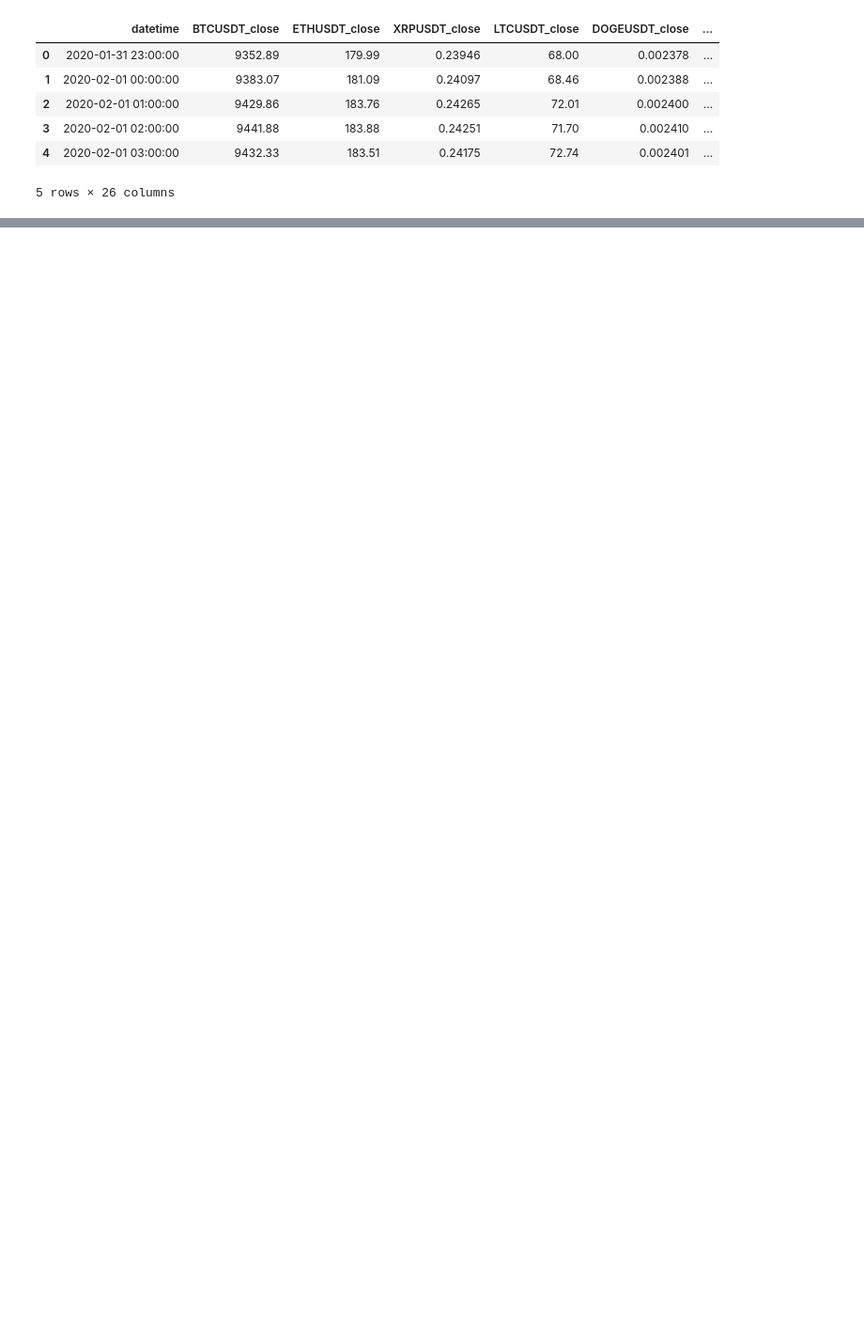
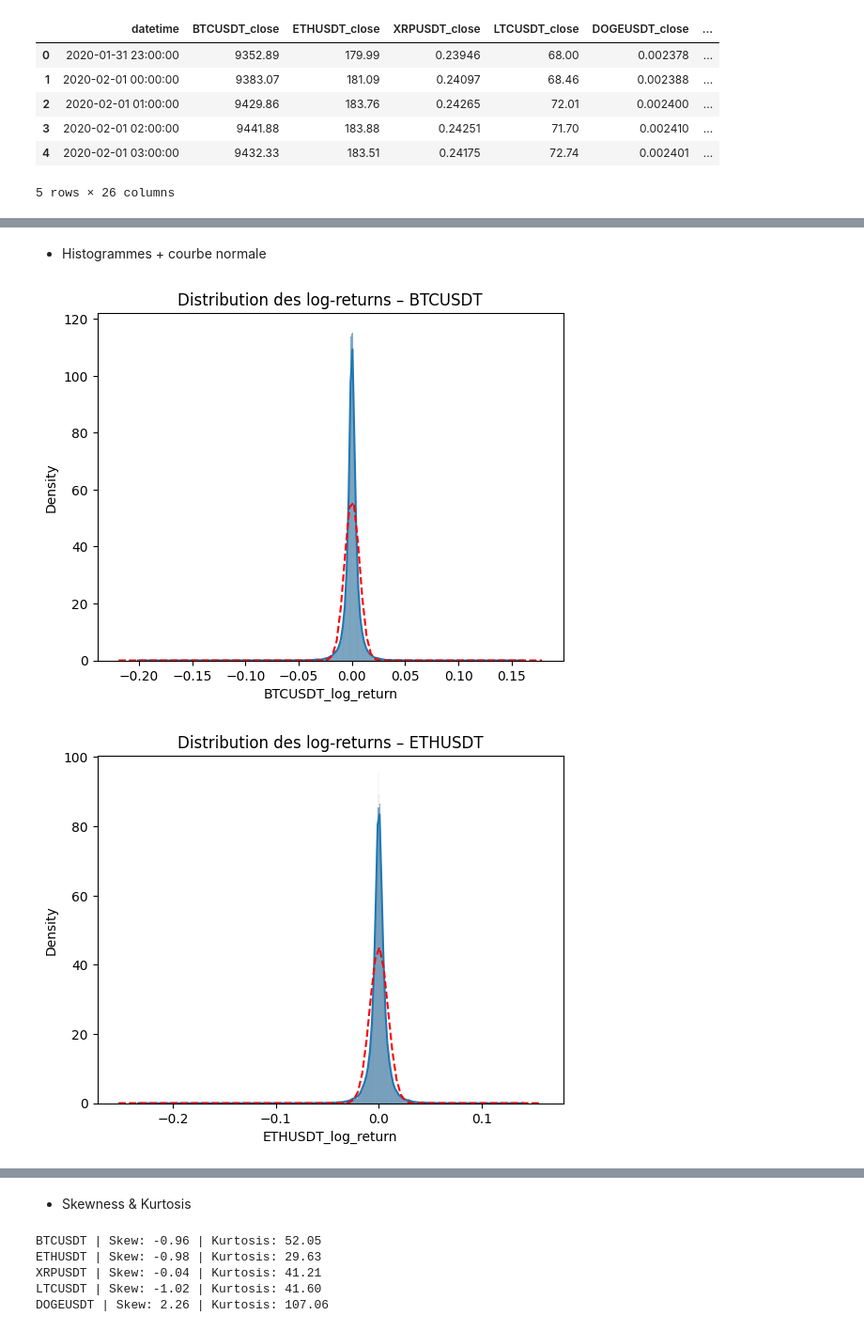
Before and after one commit to KADA-SEDODE/kalman-crypto-forecast, a Jupyter notebook: Code/Programme.ipynb, the cells around one changed output, grey strips where cells are left out. Shown at 94% size. Drawn from its saved outputs; the diff is of its cells as text; code cells hidden in the pictures; blank space fills up the shorter version.

```diff
--- a/Code/Programme.ipynb
+++ b/Code/Programme.ipynb
@@ -159,0 +191,14 @@ df_cryto_prepared.head(5)
+# %% [markdown]
+* Histogrammes + courbe normale
+# %%
+for crypto in ['BTCUSDT', 'ETHUSDT', 'XRPUSDT', 'LTCUSDT', 'DOGEUSDT']:
+    r = df_cryto_prepared[f'{crypto}_log_return'].dropna()
+    sns.histplot(r, kde=True, stat='density')
+    xmin, xmax = plt.xlim()
+    x = np.linspace(xmin, xmax, 100)
+    plt.plot(x, norm.pdf(x, r.mean(), r.std()), 'r--')
+    plt.title(f'Distribution des log-returns – {crypto}')
+    plt.show()
+# %% [output]
+[figure, added]
+[figure, added]
@@ -159,0 +208,12 @@ df_cryto_prepared.head(5)
+# %% [markdown]
+* Skewness & Kurtosis
+# %%
+for crypto in ['BTCUSDT', 'ETHUSDT', 'XRPUSDT', 'LTCUSDT', 'DOGEUSDT']:
+    r = df_cryto_prepared[f'{crypto}_log_return'].dropna()
+    print(f"{crypto} | Skew: {skew(r):.2f} | Kurtosis: {kurtosis(r):.2f}")
+# %% [output]
+BTCUSDT | Skew: -0.96 | Kurtosis: 52.05
+ETHUSDT | Skew: -0.98 | Kurtosis: 29.63
+XRPUSDT | Skew: -0.04 | Kurtosis: 41.21
+LTCUSDT | Skew: -1.02 | Kurtosis: 41.60
+DOGEUSDT | Skew: 2.26 | Kurtosis: 107.06
```
Also changed, not shown: parts of 28 cells of this notebook.
